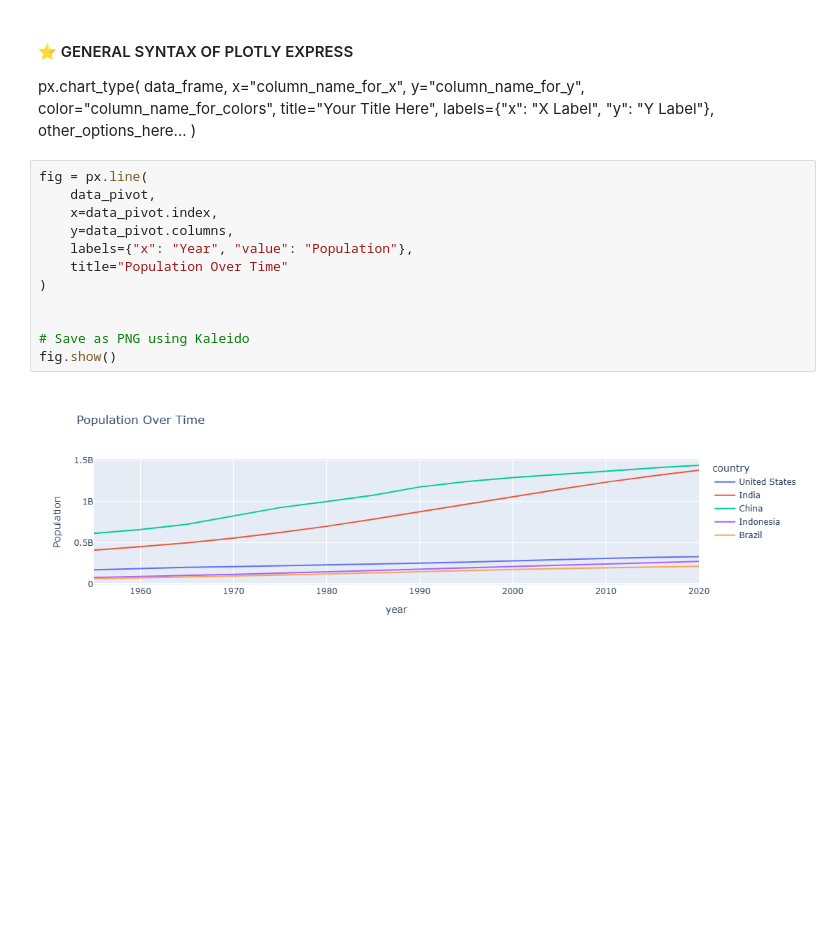
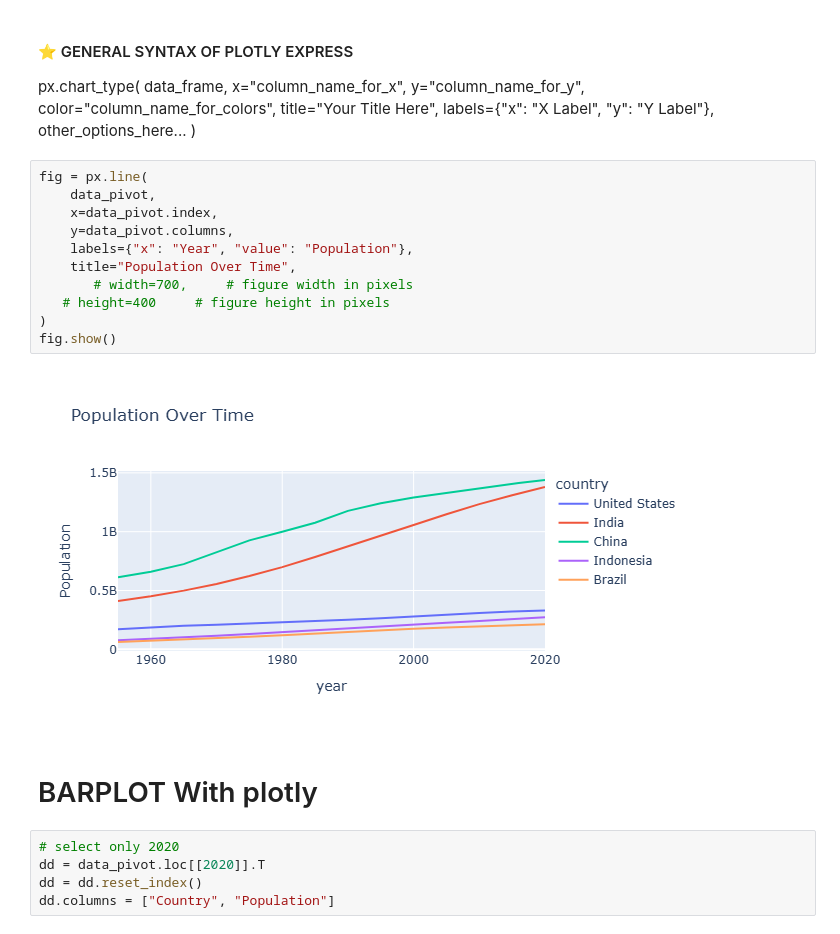
Before and after one commit to MUNYEMANA12/data-visualization, a Jupyter notebook: visualization.ipynb, the cells around one changed output. Saved outputs shown, nothing was run; the diff lists cells and outputs as text; blank space fills up the shorter version.

Commit message:
with the barplot

```diff
--- a/visualization.ipynb
+++ b/visualization.ipynb
@@ -51,14 +51,20 @@ px.chart_type(
 # %%
 fig = px.line(
     data_pivot,
     x=data_pivot.index,
     y=data_pivot.columns,
     labels={"x": "Year", "value": "Population"},
-    title="Population Over Time"
+    title="Population Over Time",
+       # width=700,     # figure width in pixels
+   # height=400     # figure height in pixels
 )
-
-
-# Save as PNG using Kaleido
 fig.show()
 # %% [output]
-[figure, old version]
+[figure, new version]
+# %% [markdown]
+# BARPLOT With plotly
+# %%
+# select only 2020
+dd = data_pivot.loc[[2020]].T
+dd = dd.reset_index()
+dd.columns = ["Country", "Population"]
```
Also changed, not shown: parts of 1 cell of this notebook.
